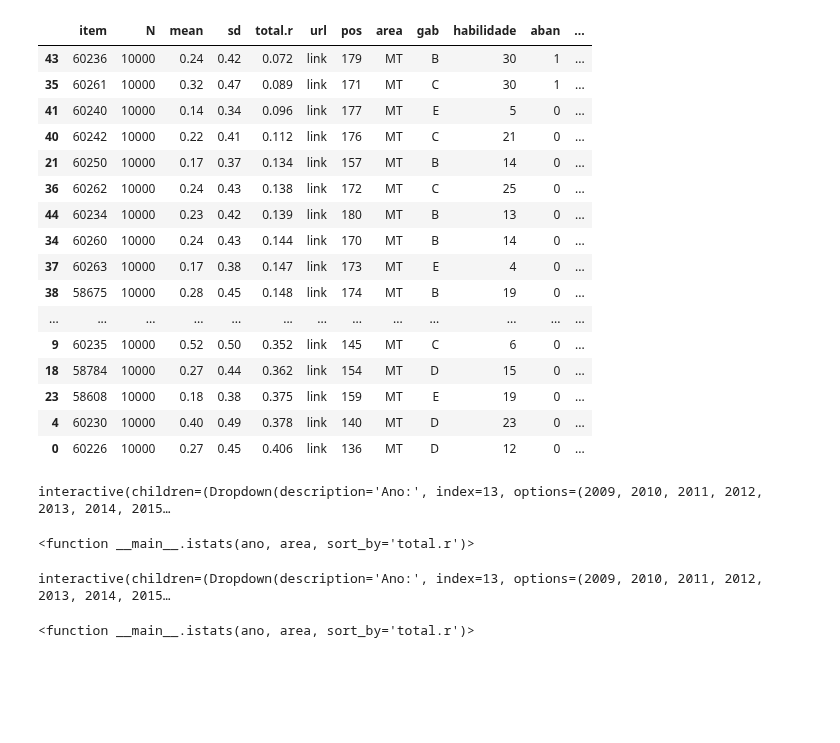
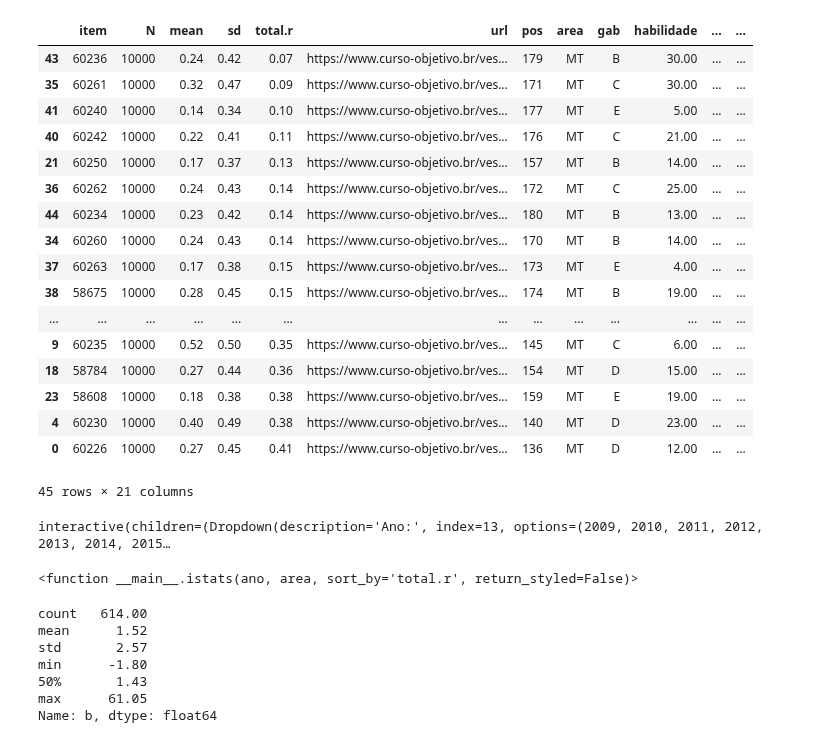
Before and after one commit to atp/enem, a Jupyter notebook: Análise dos Itens.ipynb, the cells around one changed output. Drawn from its saved outputs; the diff is of its cells as text; code cells hidden in the pictures; blank space fills up the shorter version.

Commit message:
Styling na funç~ão istats

```diff
--- a/Análise dos Itens.ipynb
+++ b/Análise dos Itens.ipynb
@@ -20,37 +17,51 @@ The autoreload extension is already loaded. To reload it, use:
+# %%
+sns.set_theme(
+    context='notebook',
+    style='darkgrid',
+    palette='deep',
+    font='sans-serif',
+    font_scale=1.3,
+    color_codes=True,
+    rc=None,
+)
+pd.options.display.float_format = '{:,.2f}'.format
 # %%
 # rodar primeiro as células da seção Calcular estatísticas TCT dos itens em 00-PrepareData
 
-def istats(ano,area,sort_by='total.r'):
+def istats(ano,area,sort_by='total.r',return_styled=False):
     istats = pd.read_csv(f'data/istats-{ano}-{area}.csv')
     istats = istats.drop_duplicates('item')
     istats = istats.rename(columns={'CO_POSICAO':'pos','SG_AREA':'area','TX_GABARITO':'gab',
                                    'CO_HABILIDADE':'habilidade','IN_ITEM_ABAN':'aban',
                                    'TX_MOTIVO_ABAN':'motivo','NU_PARAM_A':'a','NU_PARAM_B':'b','NU_PARAM_C':'c',
                                    'TX_COR':'cor','CO_PROVA':'prova','TP_LINGUA':'ling',
                                    'IN_ITEM_ADAPTADO':'adaptado','TP_VERSAO_DIGITAL':'digital'})
     istats = istats.sort_values(sort_by)
-    return istats.style.format({'url':make_clickable,
+    if return_styled:
+        return istats.style.format({'url':make_clickable,
                                 'mean':'{:.2f}','sd':'{:.2f}','total.r':'{:.3f}',
                                'habilidade':'{:.0f}'})
+    return istats
 istats(2009,'MT')
 # %% [output]
-|  | item | N | mean | sd | total.r | url | pos | area | gab | habilidade | aban | ... |
-| 43 | 60236 | 10000 | 0.24 | 0.42 | 0.072 | link | 179 | MT | B | 30 | 1 | ... |
-| 35 | 60261 | 10000 | 0.32 | 0.47 | 0.089 | link | 171 | MT | C | 30 | 1 | ... |
-| 41 | 60240 | 10000 | 0.14 | 0.34 | 0.096 | link | 177 | MT | E | 5 | 0 | ... |
-| 40 | 60242 | 10000 | 0.22 | 0.41 | 0.112 | link | 176 | MT | C | 21 | 0 | ... |
-| 21 | 60250 | 10000 | 0.17 | 0.37 | 0.134 | link | 157 | MT | B | 14 | 0 | ... |
-| 36 | 60262 | 10000 | 0.24 | 0.43 | 0.138 | link | 172 | MT | C | 25 | 0 | ... |
-| 44 | 60234 | 10000 | 0.23 | 0.42 | 0.139 | link | 180 | MT | B | 13 | 0 | ... |
-| 34 | 60260 | 10000 | 0.24 | 0.43 | 0.144 | link | 170 | MT | B | 14 | 0 | ... |
-| 37 | 60263 | 10000 | 0.17 | 0.38 | 0.147 | link | 173 | MT | E | 4 | 0 | ... |
-| 38 | 58675 | 10000 | 0.28 | 0.45 | 0.148 | link | 174 | MT | B | 19 | 0 | ... |
+|  | item | N | mean | sd | total.r | url | pos | area | gab | habilidade | ... | ... |
+| 43 | 60236 | 10000 | 0.24 | 0.42 | 0.07 | https://www.curso-objetivo.br/ves... | 179 | MT | B | 30.00 | ... | ... |
+| 35 | 60261 | 10000 | 0.32 | 0.47 | 0.09 | https://www.curso-objetivo.br/ves... | 171 | MT | C | 30.00 | ... | ... |
+| 41 | 60240 | 10000 | 0.14 | 0.34 | 0.10 | https://www.curso-objetivo.br/ves... | 177 | MT | E | 5.00 | ... | ... |
+| 40 | 60242 | 10000 | 0.22 | 0.41 | 0.11 | https://www.curso-objetivo.br/ves... | 176 | MT | C | 21.00 | ... | ... |
+| 21 | 60250 | 10000 | 0.17 | 0.37 | 0.13 | https://www.curso-objetivo.br/ves... | 157 | MT | B | 14.00 | ... | ... |
+| 36 | 60262 | 10000 | 0.24 | 0.43 | 0.14 | https://www.curso-objetivo.br/ves... | 172 | MT | C | 25.00 | ... | ... |
+| 44 | 60234 | 10000 | 0.23 | 0.42 | 0.14 | https://www.curso-objetivo.br/ves... | 180 | MT | B | 13.00 | ... | ... |
+| 34 | 60260 | 10000 | 0.24 | 0.43 | 0.14 | https://www.curso-objetivo.br/ves... | 170 | MT | B | 14.00 | ... | ... |
+| 37 | 60263 | 10000 | 0.17 | 0.38 | 0.15 | https://www.curso-objetivo.br/ves... | 173 | MT | E | 4.00 | ... | ... |
+| 38 | 58675 | 10000 | 0.28 | 0.45 | 0.15 | https://www.curso-objetivo.br/ves... | 174 | MT | B | 19.00 | ... | ... |
 | ... | ... | ... | ... | ... | ... | ... | ... | ... | ... | ... | ... | ... |
-| 9 | 60235 | 10000 | 0.52 | 0.50 | 0.352 | link | 145 | MT | C | 6 | 0 | ... |
-| 18 | 58784 | 10000 | 0.27 | 0.44 | 0.362 | link | 154 | MT | D | 15 | 0 | ... |
-| 23 | 58608 | 10000 | 0.18 | 0.38 | 0.375 | link | 159 | MT | E | 19 | 0 | ... |
-| 4 | 60230 | 10000 | 0.40 | 0.49 | 0.378 | link | 140 | MT | D | 23 | 0 | ... |
-| 0 | 60226 | 10000 | 0.27 | 0.45 | 0.406 | link | 136 | MT | D | 12 | 0 | ... |
+| 9 | 60235 | 10000 | 0.52 | 0.50 | 0.35 | https://www.curso-objetivo.br/ves... | 145 | MT | C | 6.00 | ... | ... |
+| 18 | 58784 | 10000 | 0.27 | 0.44 | 0.36 | https://www.curso-objetivo.br/ves... | 154 | MT | D | 15.00 | ... | ... |
+| 23 | 58608 | 10000 | 0.18 | 0.38 | 0.38 | https://www.curso-objetivo.br/ves... | 159 | MT | E | 19.00 | ... | ... |
+| 4 | 60230 | 10000 | 0.40 | 0.49 | 0.38 | https://www.curso-objetivo.br/ves... | 140 | MT | D | 23.00 | ... | ... |
+| 0 | 60226 | 10000 | 0.27 | 0.45 | 0.41 | https://www.curso-objetivo.br/ves... | 136 | MT | D | 12.00 | ... | ... |
+45 rows × 21 columns
 # %%
 def item_info(item):
     return item_info_inep(item)
@@ -72,11 +83,24 @@ sbw = widgets.Dropdown(
     description='Sort by:',
 )
 
-interact(istats,ano=anowidg,area=areawidg,sort_by=sbw)
+interact(istats,ano=anowidg,area=areawidg,sort_by=sbw,return_styled=True)
 # %% [output]
 interactive(children=(Dropdown(description='Ano:', index=13, options=(2009, 2010, 2011, 2012, 2013, 2014, 2015…
-<function __main__.istats(ano, area, sort_by='total.r')>
+<function __main__.istats(ano, area, sort_by='total.r', return_styled=False)>
 # %%
+l = []
+for ano in range(2009,2023):
+    for area in ['CN','CH','MT']:
+        df = istats(ano,area)
+        l.append(df)
+allitems = pd.concat(l)
-# %% [output]
-interactive(children=(Dropdown(description='Ano:', index=13, options=(2009, 2010, 2011, 2012, 2013, 2014, 2015…
-<function __main__.istats(ano, area, sort_by='total.r')>
+# %%
+CN['b'].describe(percentiles=[.5])
+# %% [output]
+count   614.00
+mean      1.52
+std       2.57
+min      -1.80
+50%       1.43
+max      61.05
+Name: b, dtype: float64
```
Also changed, not shown: parts of 6 cells of this notebook, 1 other file.
